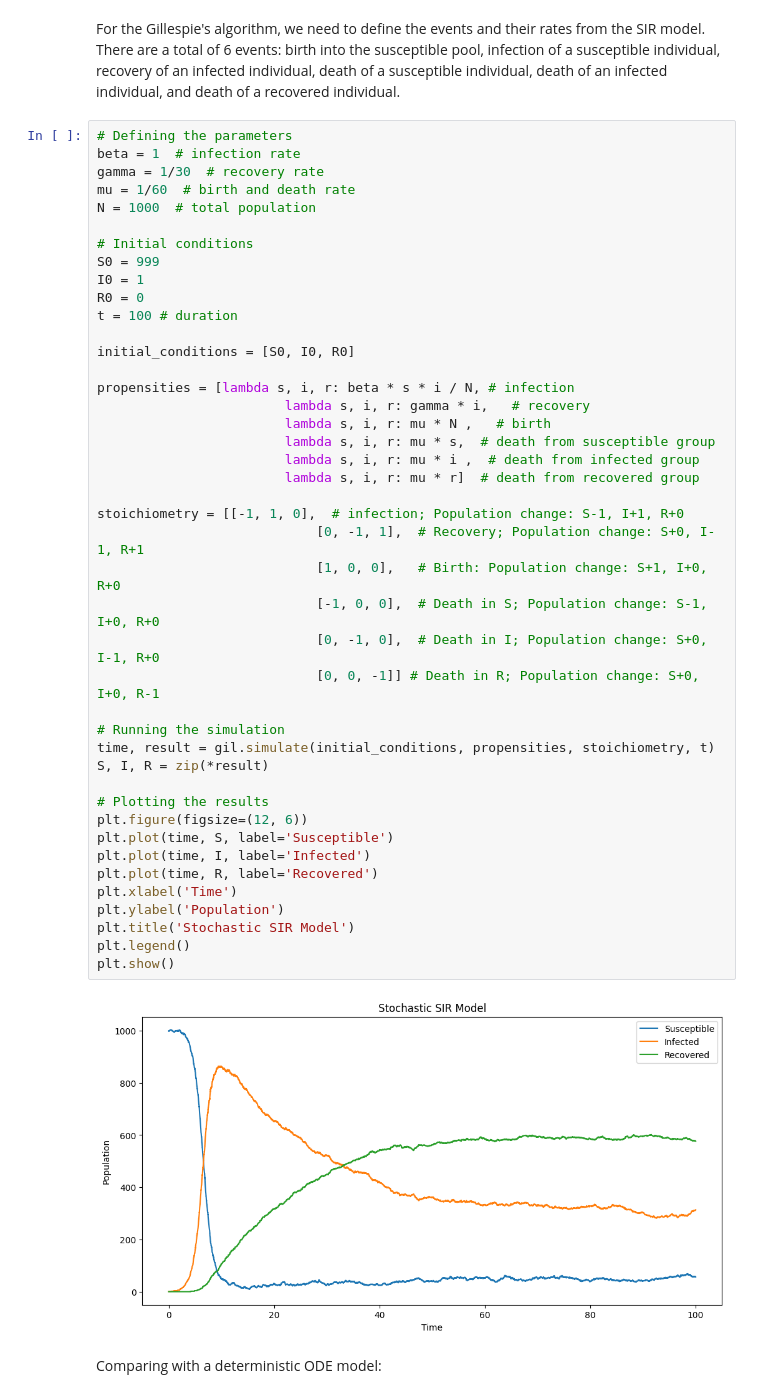
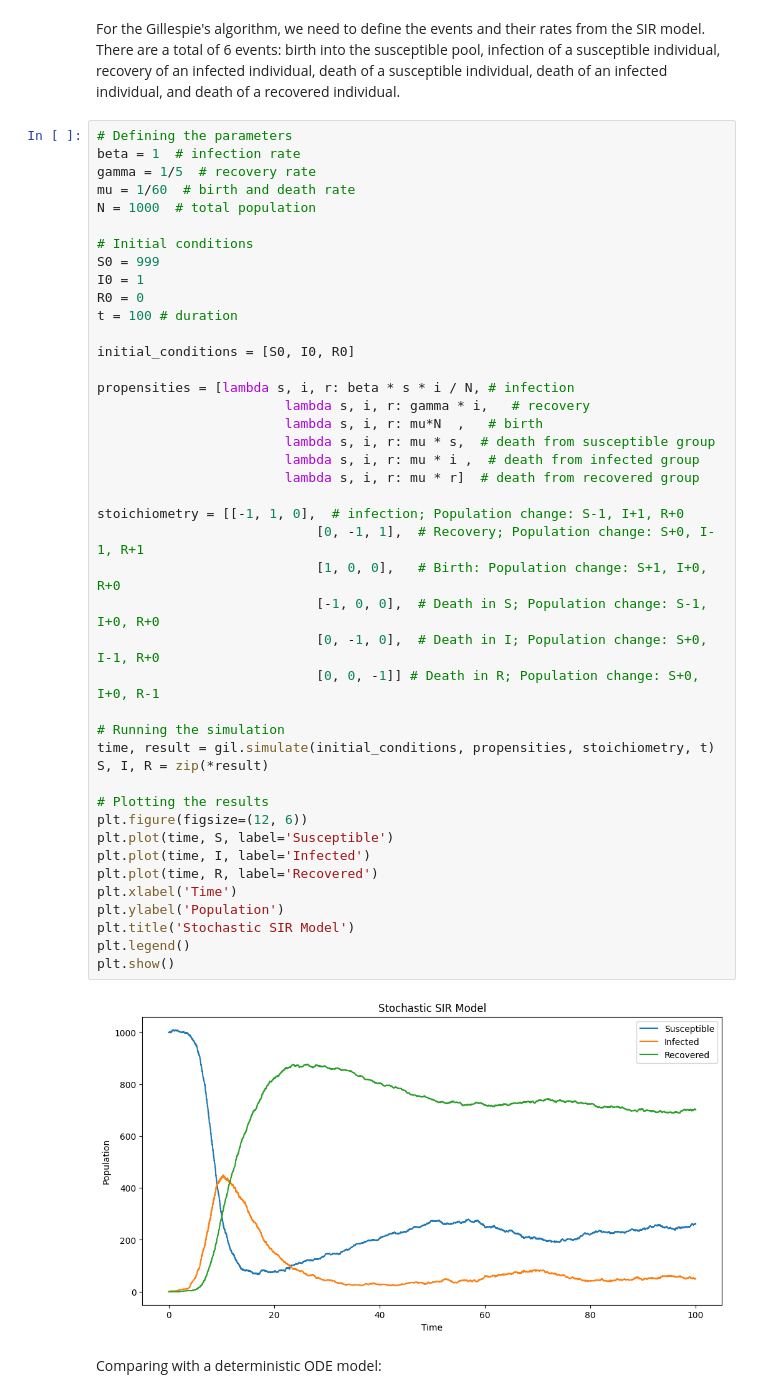
Before and after one commit to sofiatete/ICS_Assignment2, a Jupyter notebook: project.ipynb, the cells around one changed output. Saved outputs shown, nothing was run; the diff lists cells and outputs as text.

```diff
--- a/project.ipynb
+++ b/project.ipynb
@@ -51,7 +51,7 @@ For the Gillespie's algorithm, we need to define the events and their rates from
 # %%
 # Defining the parameters
 beta = 1  # infection rate
-gamma = 1/30  # recovery rate
+gamma = 1/5  # recovery rate
 mu = 1/60  # birth and death rate
 N = 1000  # total population
 
@@ -64,35 +64,35 @@ t = 100 # duration
 initial_conditions = [S0, I0, R0]
 
 propensities = [lambda s, i, r: beta * s * i / N, # infection
                         lambda s, i, r: gamma * i,   # recovery
-                        lambda s, i, r: mu * N ,   # birth
+                        lambda s, i, r: mu*N  ,   # birth
                         lambda s, i, r: mu * s,  # death from susceptible group
                         lambda s, i, r: mu * i ,  # death from infected group
                         lambda s, i, r: mu * r]  # death from recovered group
 
 stoichiometry = [[-1, 1, 0],  # infection; Population change: S-1, I+1, R+0
                             [0, -1, 1],  # Recovery; Population change: S+0, I-1, R+1
                             [1, 0, 0],   # Birth: Population change: S+1, I+0, R+0
                             [-1, 0, 0],  # Death in S; Population change: S-1, I+0, R+0
                             [0, -1, 0],  # Death in I; Population change: S+0, I-1, R+0
                             [0, 0, -1]] # Death in R; Population change: S+0, I+0, R-1
 
 # Running the simulation
 time, result = gil.simulate(initial_conditions, propensities, stoichiometry, t)
 S, I, R = zip(*result)
 
 # Plotting the results
 plt.figure(figsize=(12, 6))
 plt.plot(time, S, label='Susceptible')
 plt.plot(time, I, label='Infected')
 plt.plot(time, R, label='Recovered')
 plt.xlabel('Time')
 plt.ylabel('Population')
 plt.title('Stochastic SIR Model')
 plt.legend()
 plt.show()
 # %% [output]
-[figure, old version]
+[figure, new version]
 # %% [markdown]
 Comparing with a deterministic ODE model:
 # %%
```
Also changed, not shown: parts of 9 cells of this notebook.
